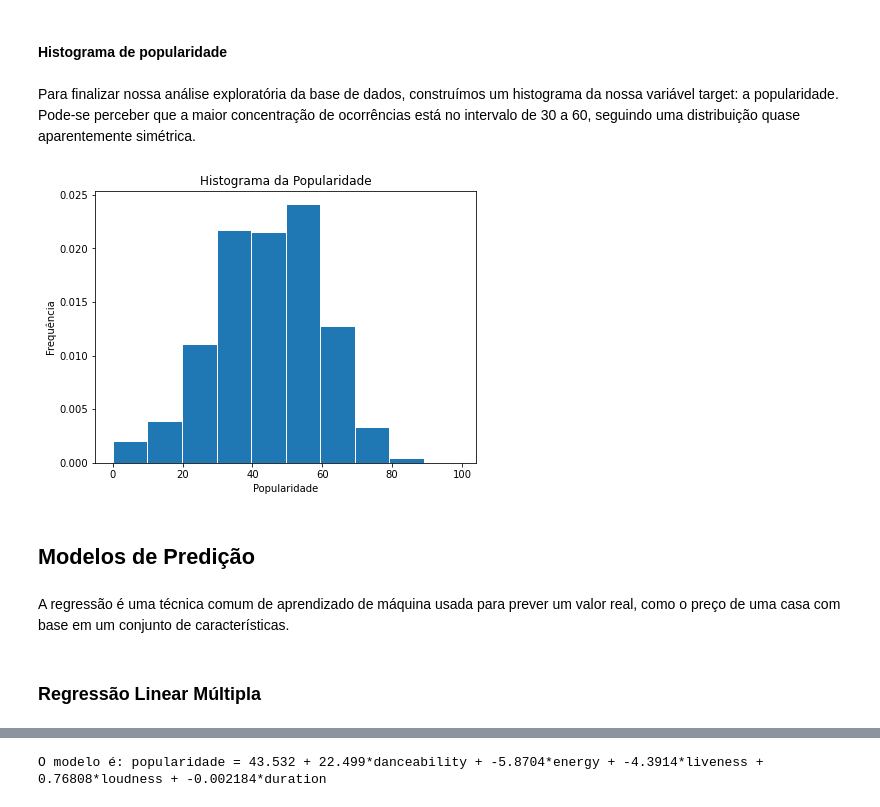
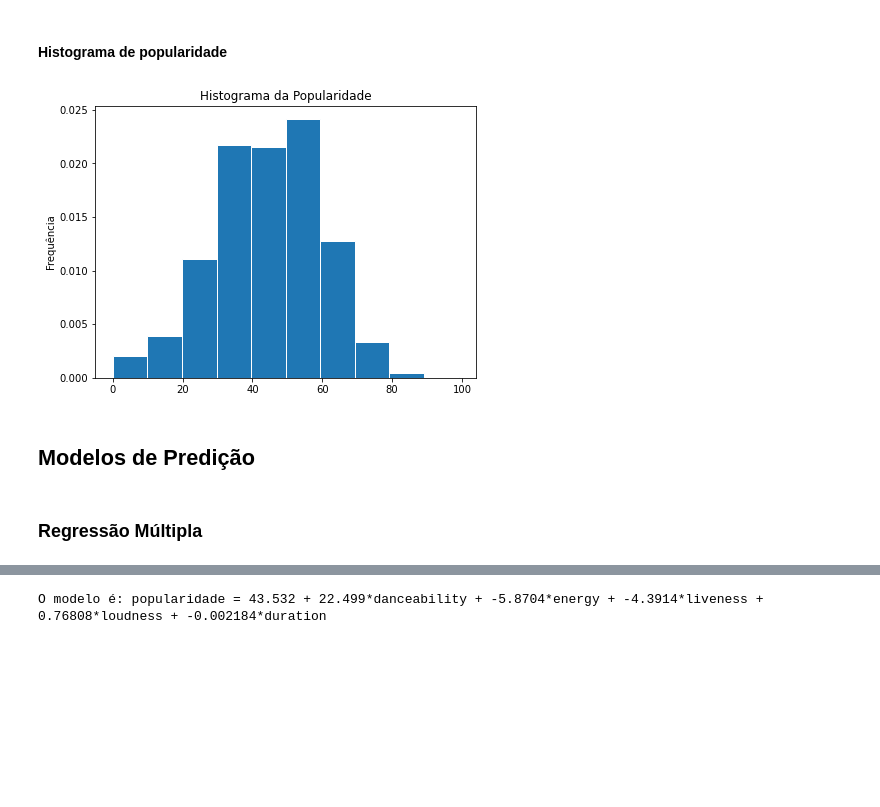
Before and after one commit to juliacfigueiredo/Projeto-2, a Jupyter notebook: Projeto_Final.ipynb, the cells around one changed output, grey strips where cells are left out. Saved outputs shown, nothing was run; the diff lists cells and outputs as text; code cells hidden in the pictures; blank space fills up the shorter version.

```diff
--- a/Projeto_Final.ipynb
+++ b/Projeto_Final.ipynb
@@ -235,23 +196,18 @@ pd.crosstab(dados['popularity'], dados['music_genre'],normalize=True,margins=Tru
 100 rows × 11 columns
 # %% [markdown]
 #### Histograma de popularidade
-# %% [markdown]
-Para finalizar nossa análise exploratória da base de dados, construímos um histograma da nossa variável target: a popularidade. Pode-se perceber que a maior concentração de ocorrências está no intervalo de 30 a 60, seguindo uma distribuição quase aparentemente simétrica.
 # %%
 plt.figure(figsize=(15, 5))
 
 plt.subplot(121)
 plt.hist(dados.popularity, edgecolor='white', density=True)
 plt.title('Histograma da Popularidade')
-plt.xlabel('Popularidade')
 plt.ylabel('Frequência')
 plt.show()
 # %% [output]
-[figure, old version]
+[figure, new version]
 # %% [markdown]
 ## Modelos de Predição
-# %% [markdown]
-A regressão é uma técnica comum de aprendizado de máquina usada para prever um valor real, como o preço de uma casa com base em um conjunto de características.
 # %%
 dados = dados.dropna()
 # %%
@@ -259,4 +215,4 @@ dados = dados.dropna()
 X = dados[['danceability', 'energy', 'liveness', 'loudness', 'duration_s']]
 Y = dados['popularity']
 # %% [markdown]
-### Regressão Linear Múltipla
+### Regressão Múltipla
```
Also changed, not shown: parts of 67 cells of this notebook.
